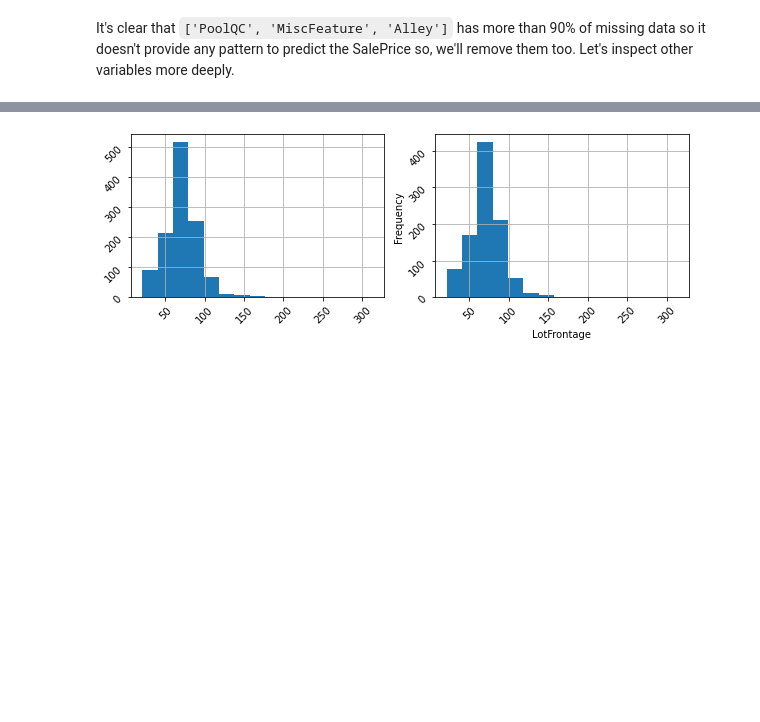
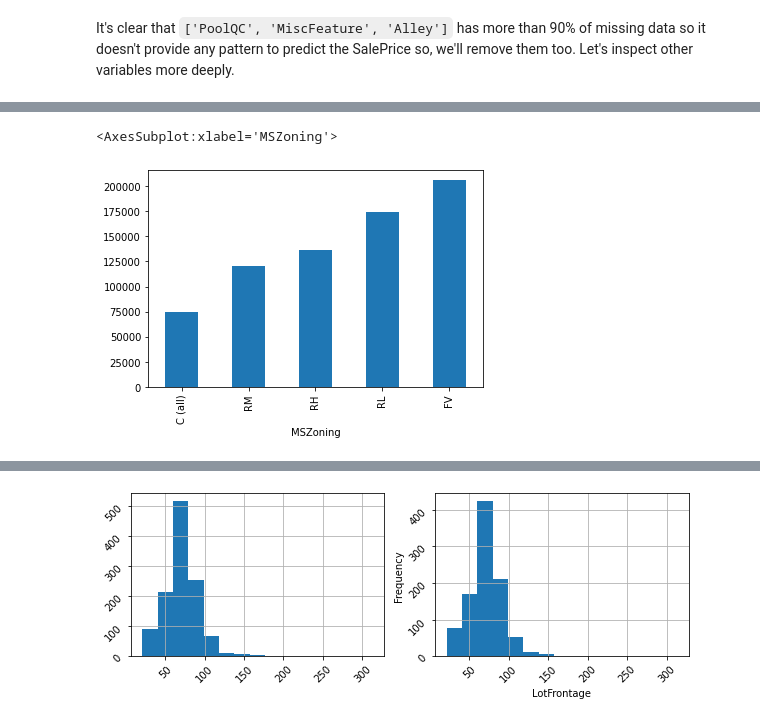
Before and after one commit to sidArts/boston-houseprices-regression-analysis, a Jupyter notebook: boston_houseprices_regression.ipynb, the cells around one changed output, grey strips where cells are left out. Saved outputs shown, nothing was run; the diff lists cells and outputs as text; code cells hidden in the pictures; blank space fills up the shorter version.

```diff
--- a/boston_houseprices_regression.ipynb
+++ b/boston_houseprices_regression.ipynb
@@ -139,0 +246,8 @@ It's clear that `['PoolQC', 'MiscFeature', 'Alley']` has more than 90% of missin
+# %%
+# tmp.groupby('MSSubClass')['MSZoning'].transform(lambda x: x.fillna(x.mode()[0]))
+
+# tmp = train_data.copy()
+tmp.groupby('MSZoning')['SalePrice'].median().sort_values().plot.bar()
+# %% [output]
+<AxesSubplot:xlabel='MSZoning'>
+[figure, added]
```
Also changed, not shown: parts of 23 cells of this notebook, 1 other file.
